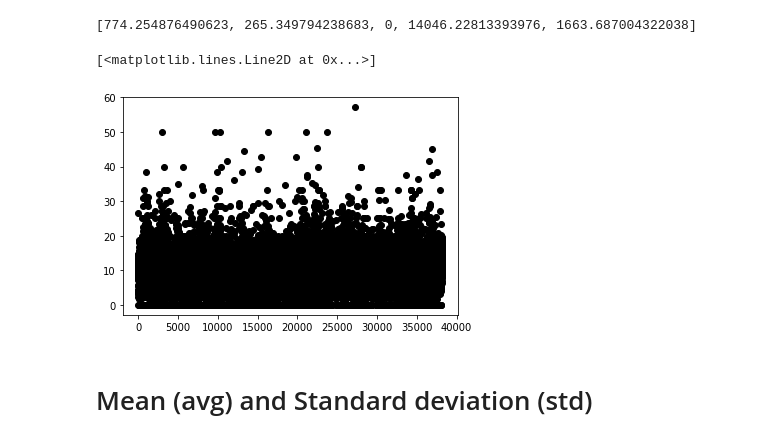
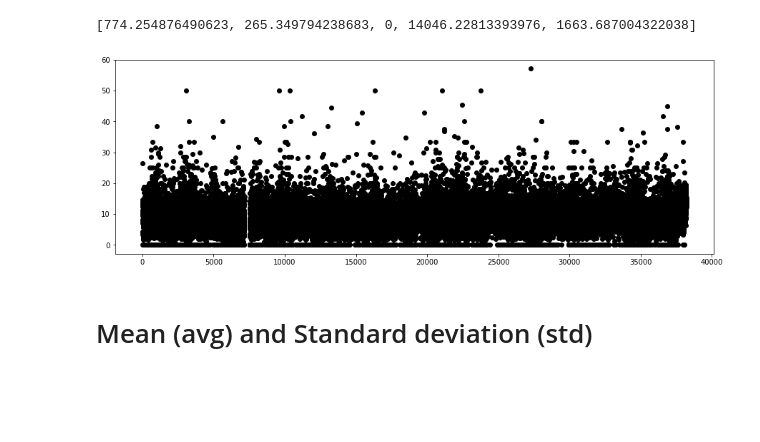
Before and after one commit to kelhoussaini/Population_Pyramid_France_2017, a Jupyter notebook: population_pyramid_france_2017.ipynb, the cells around one changed output. Saved outputs shown, nothing was run; the diff lists cells and outputs as text; code cells hidden in the pictures; blank space fills up the shorter version.

Commit message:
updated with reducing the outputs to better visualize on  github

```diff
--- a/population_pyramid_france_2017.ipynb
+++ b/population_pyramid_france_2017.ipynb
@@ -9,6 +13,6 @@ import time
 # %%
 #open xls file
-file = xlrd.open_workbook('../../../../Downloads/pop-sexe-age-quinquennal6817.xls',on_demand=True)
+file = xlrd.open_workbook('pop-sexe-age-quinquennal6817.xls',on_demand=True)
 
 name = "COM_2017"
 sheet = file.sheet_by_name(name)
@@ -26,7 +30,7 @@ cols_labels = sheet.row(12)
 # %% [output]
 ('Région \nen géographie courante', 'Département\nen géographie courante')
 # %%
-for col in range(sheet.ncols): #skipping headers of the xlsx
+for col in range(3): # only the 3 first ones, otherwise --> sheet.ncols  #skipping headers of the xlsx
     #print(sheet.cell(rownum, 1)) # e.g Printing all rows value of 3rd column
     print((sheet.cell(12, col)).value)
     print(" ==== ")
@@ -333,10 +330,11 @@ pop_comune[:5]
 # %% [output]
 [774.254876490623, 265.349794238683, 0, 14046.22813393976, 1663.687004322038]
 # %%
-plt.plot(range(len(res_comune)), res_comune, 'ko')
+plt.figure(figsize = (15, 5))
+
+plt.plot(range(len(res_comune)), res_comune, 'ko');
 # %% [output]
-[<matplotlib.lines.Line2D at 0x...>]
-[figure, old version]
+[figure, new version]
 # %% [markdown]
 # Mean (avg) and Standard deviation (std)
 # %%
```
Also changed, not shown: parts of 13 cells of this notebook.
